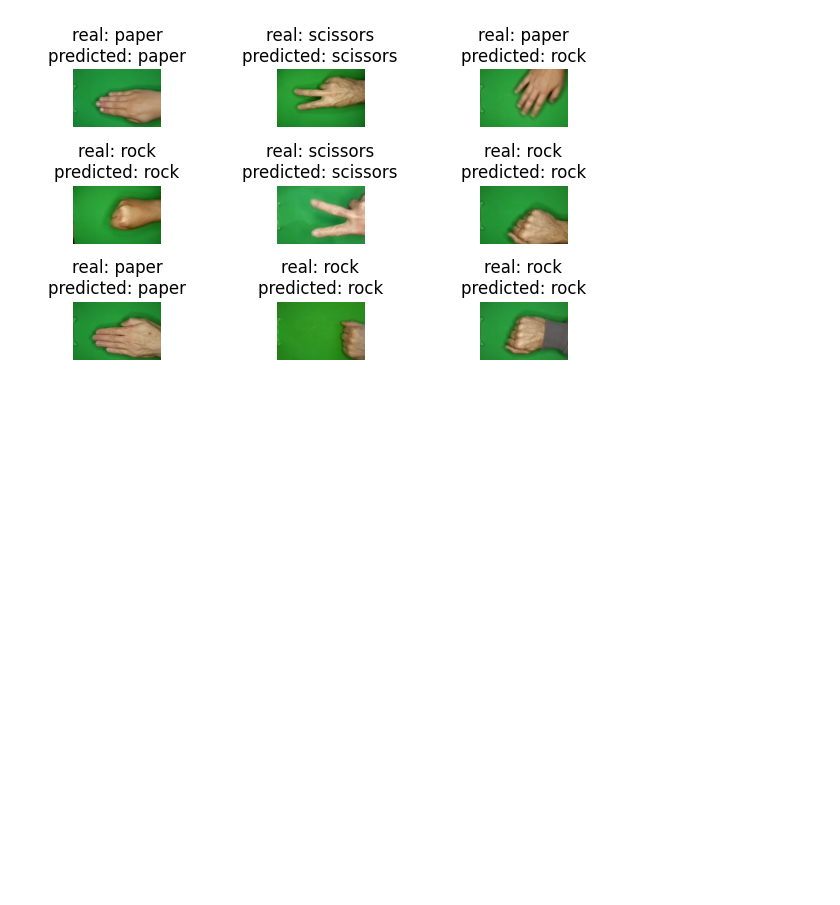
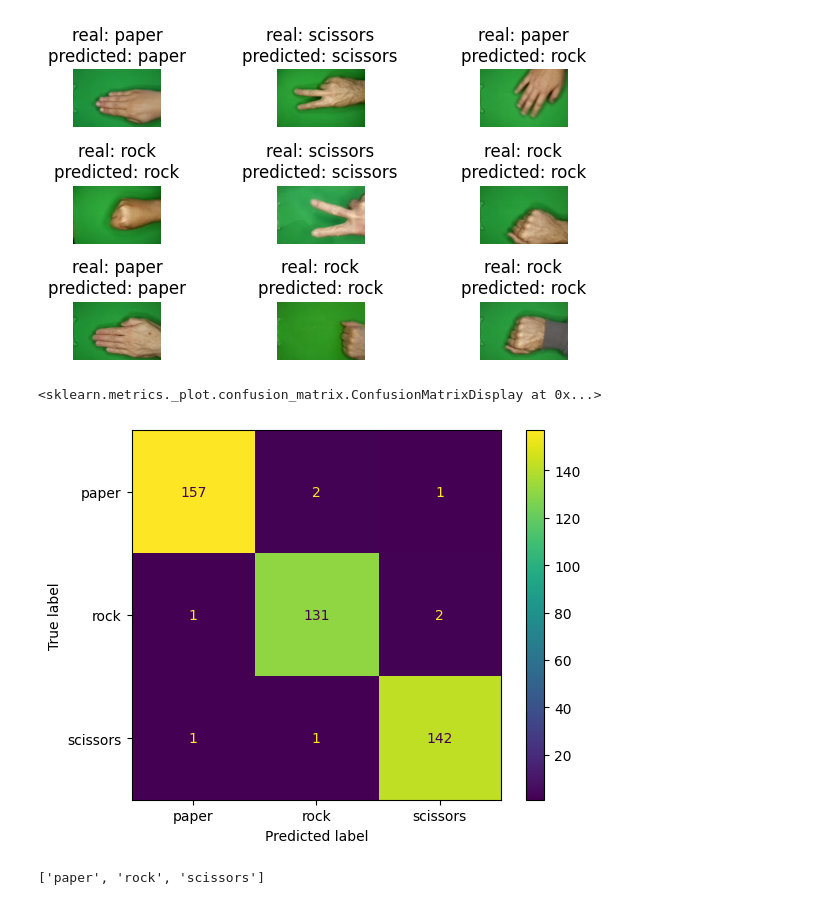
Before and after one commit to prometheus404/sm4ml_proj, a Jupyter notebook: rockpaperscissors.ipynb, the cells around one changed output. Drawn from its saved outputs; the diff is of its cells as text; code cells hidden in the pictures; blank space fills up the shorter version.

Commit message:
Confusion matrix

```diff
--- a/rockpaperscissors.ipynb
+++ b/rockpaperscissors.ipynb
@@ -352,3 +352,25 @@ else:
 # %% [output]
 Size of tensor containing a batch of images is torch.Size([9, 3, 200, 300])
 [figure]
+# %%
+from sklearn.metrics import confusion_matrix, ConfusionMatrixDisplay
+
+y = []
+y_hat = []
+
+with torch.set_grad_enabled(False):
+    for img, lbls in val_dl:
+        output = net(img.to(device).float()).to('cpu').float()
+        y.extend(lbls)
+        pred = output.data.max(1, keepdim=True)[1]
+        y_hat.extend(pred)
+
+cm = confusion_matrix(y, y_hat, labels=range(len(class_names)))
+ConfusionMatrixDisplay(cm,display_labels=class_names).plot()
+# %% [output]
+<sklearn.metrics._plot.confusion_matrix.ConfusionMatrixDisplay at 0x...>
+[figure, added]
+# %%
+print(class_names)
+# %% [output]
+['paper', 'rock', 'scissors']
```
Also changed, not shown: parts of 2 cells of this notebook.
